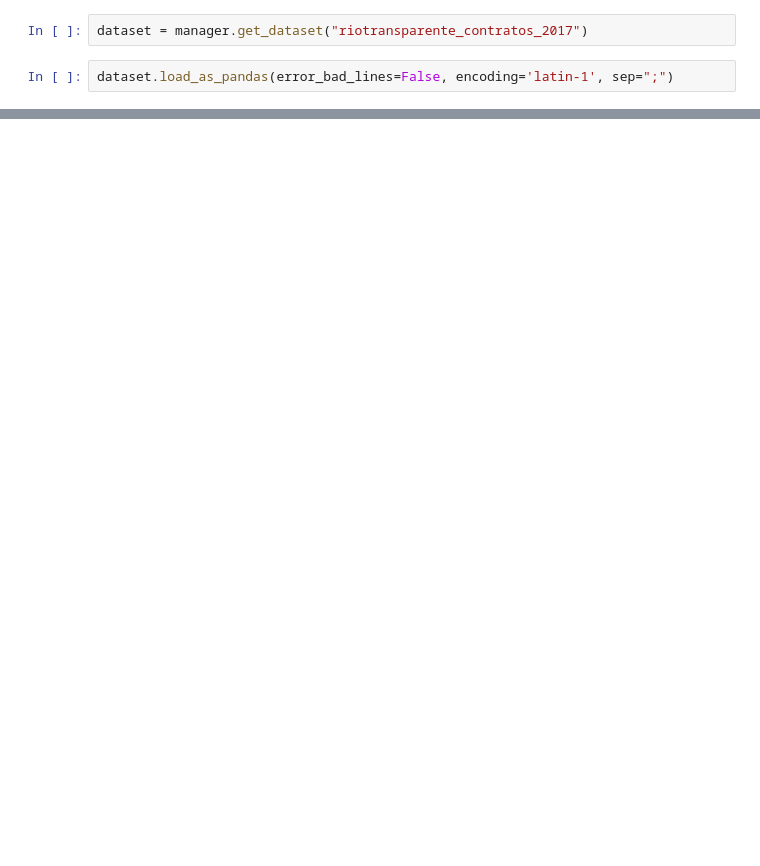
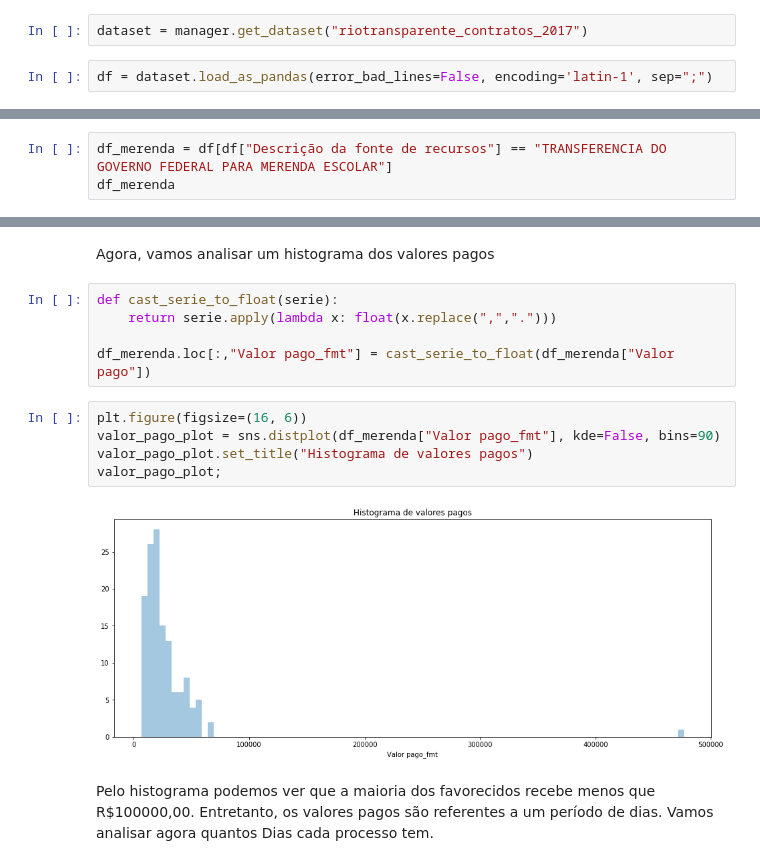
Before and after one commit to sbouchardet/inf2420, a Jupyter notebook: Explore Merenda Creches RioTransparente.ipynb, the cells around one changed output, grey strips where cells are left out. Cells and saved outputs as stored; diff of their text form; blank space fills up the shorter version.

Commit message:
WIP:  Explore Merenda Creches RioTransparente.ipynb

```diff
--- a/Explore Merenda Creches RioTransparente.ipynb
+++ b/Explore Merenda Creches RioTransparente.ipynb
@@ -45,4 +34,4 @@ manager.prepare_dataset()
 # %%
 dataset = manager.get_dataset("riotransparente_contratos_2017")
 # %%
-dataset.load_as_pandas(error_bad_lines=False, encoding='latin-1', sep=";")
+df = dataset.load_as_pandas(error_bad_lines=False, encoding='latin-1', sep=";")
@@ -90,0 +84,3 @@ dataset.load_as_pandas(error_bad_lines=False, encoding='latin-1', sep=";")
+# %%
+df_merenda = df[df["Descrição da fonte de recursos"] == "TRANSFERENCIA DO GOVERNO FEDERAL PARA MERENDA ESCOLAR"]
+df_merenda
@@ -90,0 +147,17 @@ dataset.load_as_pandas(error_bad_lines=False, encoding='latin-1', sep=";")
+# %% [markdown]
+Agora, vamos analisar um histograma dos valores pagos
+# %%
+def cast_serie_to_float(serie):
+    return serie.apply(lambda x: float(x.replace(",",".")))
+
+df_merenda.loc[:,"Valor pago_fmt"] = cast_serie_to_float(df_merenda["Valor pago"])
+# %%
+plt.figure(figsize=(16, 6))
+valor_pago_plot = sns.distplot(df_merenda["Valor pago_fmt"], kde=False, bins=90)
+valor_pago_plot.set_title("Histograma de valores pagos")
+valor_pago_plot;
+# %% [output]
+[figure, added]
+# %% [markdown]
+Pelo histograma podemos ver que a maioria dos favorecidos recebe menos que R$100000,00.
+Entretanto, os valores pagos são referentes a um período de dias. Vamos analisar agora quantos Dias cada processo tem.
```
Also changed, not shown: parts of 33 cells of this notebook, 5 other files.
